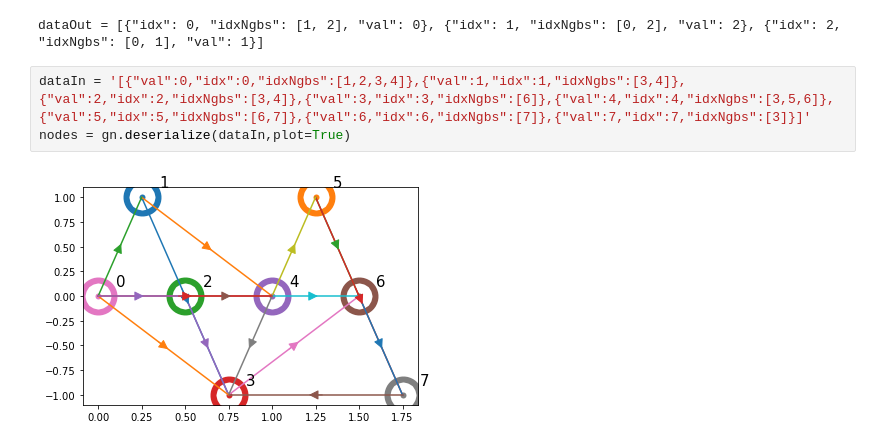
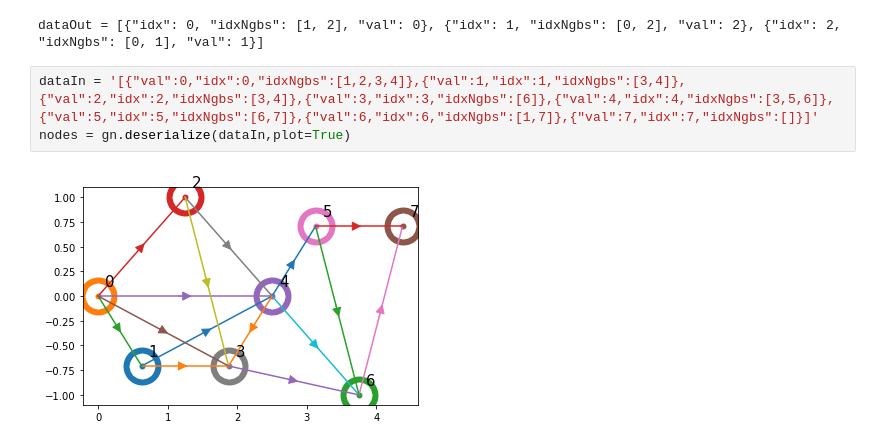
Before and after one commit to longle2718/fundaCS, a Jupyter notebook: graphSearch/graphSearch.ipynb, the cells around one changed output. Saved outputs shown, nothing was run; the diff lists cells and outputs as text.

```diff
--- a/graphSearch/graphSearch.ipynb
+++ b/graphSearch/graphSearch.ipynb
@@ -95,10 +95,10 @@ print('dataOut = '+str(dataOut))
 # %% [output]
 dataOut = [{"idx": 0, "idxNgbs": [1, 2], "val": 0}, {"idx": 1, "idxNgbs": [0, 2], "val": 2}, {"idx": 2, "idxNgbs": [0, 1], "val": 1}]
 # %%
-dataIn = '[{"val":0,"idx":0,"idxNgbs":[1,2,3,4]},{"val":1,"idx":1,"idxNgbs":[3,4]},{"val":2,"idx":2,"idxNgbs":[3,4]},{"val":3,"idx":3,"idxNgbs":[6]},{"val":4,"idx":4,"idxNgbs":[3,5,6]},{"val":5,"idx":5,"idxNgbs":[6,7]},{"val":6,"idx":6,"idxNgbs":[7]},{"val":7,"idx":7,"idxNgbs":[3]}]'
+dataIn = '[{"val":0,"idx":0,"idxNgbs":[1,2,3,4]},{"val":1,"idx":1,"idxNgbs":[3,4]},{"val":2,"idx":2,"idxNgbs":[3,4]},{"val":3,"idx":3,"idxNgbs":[6]},{"val":4,"idx":4,"idxNgbs":[3,5,6]},{"val":5,"idx":5,"idxNgbs":[6,7]},{"val":6,"idx":6,"idxNgbs":[1,7]},{"val":7,"idx":7,"idxNgbs":[]}]'
 nodes = gn.deserialize(dataIn,plot=True)
 # %% [output]
-[figure, old version]
+[figure, new version]
 # %%
 nodesNew = set()
 while len(nodes)>0:
```
Also changed, not shown: parts of 2 cells of this notebook, 2 other files.
